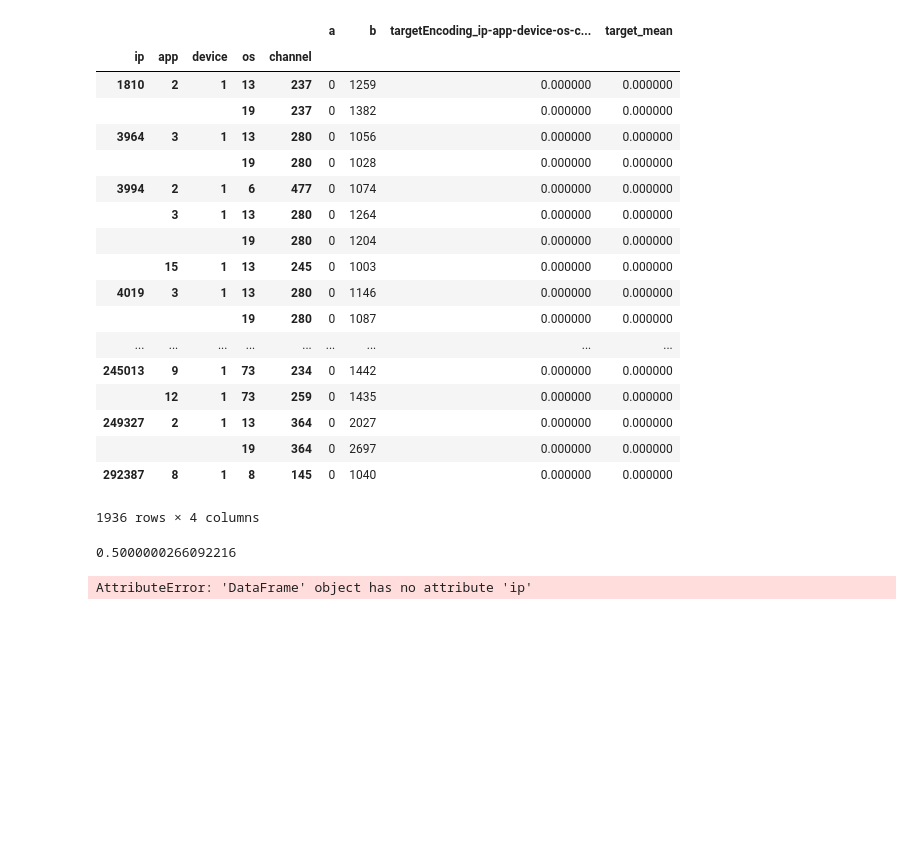
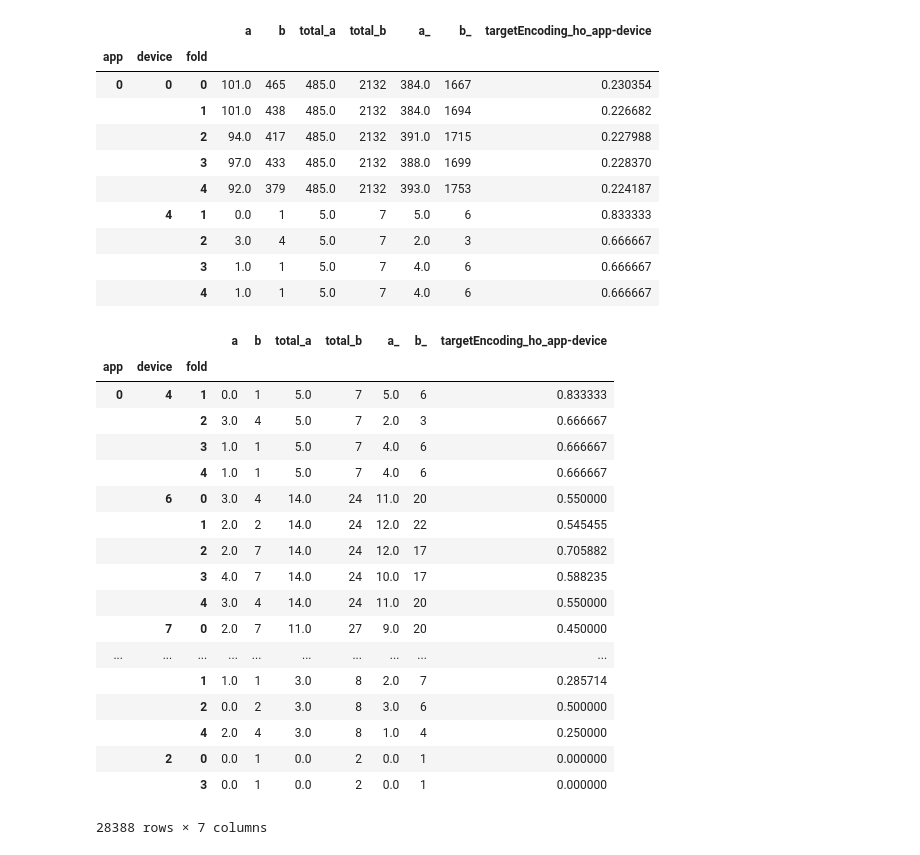
Before and after one commit to aihill/TalkingData-AdTracking-Fraud, a Jupyter notebook: onodera/py/EDA_targetEncoding.ipynb, the cells around one changed output. Drawn from its saved outputs; the diff is of its cells as text; code cells hidden in the pictures; blank space fills up the shorter version.

```diff
--- a/onodera/py/EDA_targetEncoding.ipynb
+++ b/onodera/py/EDA_targetEncoding.ipynb
@@ -82,30 +26,24 @@ tmp#[tmp.app==45][tmp.device==1][tmp.os==5]#[tmp.channel==5]
 # %%
-df[df.b>1000]
+df.columns = ['a', 'b']
-# %% [output]
-|  |  |  |  |  | a | b | targetEncoding_ip-app-device-os-c... | target_mean |
-| ip | app | device | os | channel |  |  |  |  |
-| 1810 | 2 | 1 | 13 | 237 | 0 | 1259 | 0.000000 | 0.000000 |
-|  |  |  | 19 | 237 | 0 | 1382 | 0.000000 | 0.000000 |
-| 3964 | 3 | 1 | 13 | 280 | 0 | 1056 | 0.000000 | 0.000000 |
-|  |  |  | 19 | 280 | 0 | 1028 | 0.000000 | 0.000000 |
-| 3994 | 2 | 1 | 6 | 477 | 0 | 1074 | 0.000000 | 0.000000 |
-|  | 3 | 1 | 13 | 280 | 0 | 1264 | 0.000000 | 0.000000 |
-|  |  |  | 19 | 280 | 0 | 1204 | 0.000000 | 0.000000 |
-|  | 15 | 1 | 13 | 245 | 0 | 1003 | 0.000000 | 0.000000 |
-| 4019 | 3 | 1 | 13 | 280 | 0 | 1146 | 0.000000 | 0.000000 |
-|  |  |  | 19 | 280 | 0 | 1087 | 0.000000 | 0.000000 |
-| ... | ... | ... | ... | ... | ... | ... | ... | ... |
-| 245013 | 9 | 1 | 73 | 234 | 0 | 1442 | 0.000000 | 0.000000 |
-|  | 12 | 1 | 73 | 259 | 0 | 1435 | 0.000000 | 0.000000 |
-| 249327 | 2 | 1 | 13 | 364 | 0 | 2027 | 0.000000 | 0.000000 |
-|  |  |  | 19 | 364 | 0 | 2697 | 0.000000 | 0.000000 |
-| 292387 | 8 | 1 | 8 | 145 | 0 | 1040 | 0.000000 | 0.000000 |
-1936 rows × 4 columns
-# %%
-sub.is_attributed.mean()
-# %% [output]
-0.5000000266092216
-# %%
-df[df.ip==1810]
-# %% [output]
-AttributeError: 'DataFrame' object has no attribute 'ip'
+# %%
+df['total_a'] = df.groupby(keys)['a'].transform('sum')
+df['total_b'] = df.groupby(keys)['b'].transform('sum')
+# %%
+df['a_'] = df['total_a'] - df['a']
+df['b_'] = df['total_b'] - df['b']
+# %%
+df[c] = df.a_ /df.b_
+# %%
+df.head(9)
+# %% [output]
+|  |  |  | a | b | total_a | total_b | a_ | b_ | targetEncoding_ho_app-device |
+| app | device | fold |  |  |  |  |  |  |  |
+| 0 | 0 | 0 | 101.0 | 465 | 485.0 | 2132 | 384.0 | 1667 | 0.230354 |
+|  |  | 1 | 101.0 | 438 | 485.0 | 2132 | 384.0 | 1694 | 0.226682 |
+|  |  | 2 | 94.0 | 417 | 485.0 | 2132 | 391.0 | 1715 | 0.227988 |
+|  |  | 3 | 97.0 | 433 | 485.0 | 2132 | 388.0 | 1699 | 0.228370 |
+|  |  | 4 | 92.0 | 379 | 485.0 | 2132 | 393.0 | 1753 | 0.224187 |
+|  | 4 | 1 | 0.0 | 1 | 5.0 | 7 | 5.0 | 6 | 0.833333 |
+|  |  | 2 | 3.0 | 4 | 5.0 | 7 | 2.0 | 3 | 0.666667 |
+|  |  | 3 | 1.0 | 1 | 5.0 | 7 | 4.0 | 6 | 0.666667 |
+|  |  | 4 | 1.0 | 1 | 5.0 | 7 | 4.0 | 6 | 0.666667 |
@@ -111,0 +54,22 @@ AttributeError: 'DataFrame' object has no attribute 'ip'
+# %%
+df_lower
+# %% [output]
+|  |  |  | a | b | total_a | total_b | a_ | b_ | targetEncoding_ho_app-device |
+| app | device | fold |  |  |  |  |  |  |  |
+| 0 | 4 | 1 | 0.0 | 1 | 5.0 | 7 | 5.0 | 6 | 0.833333 |
+|  |  | 2 | 3.0 | 4 | 5.0 | 7 | 2.0 | 3 | 0.666667 |
+|  |  | 3 | 1.0 | 1 | 5.0 | 7 | 4.0 | 6 | 0.666667 |
+|  |  | 4 | 1.0 | 1 | 5.0 | 7 | 4.0 | 6 | 0.666667 |
+|  | 6 | 0 | 3.0 | 4 | 14.0 | 24 | 11.0 | 20 | 0.550000 |
+|  |  | 1 | 2.0 | 2 | 14.0 | 24 | 12.0 | 22 | 0.545455 |
+|  |  | 2 | 2.0 | 7 | 14.0 | 24 | 12.0 | 17 | 0.705882 |
+|  |  | 3 | 4.0 | 7 | 14.0 | 24 | 10.0 | 17 | 0.588235 |
+|  |  | 4 | 3.0 | 4 | 14.0 | 24 | 11.0 | 20 | 0.550000 |
+|  | 7 | 0 | 2.0 | 7 | 11.0 | 27 | 9.0 | 20 | 0.450000 |
+| ... | ... | ... | ... | ... | ... | ... | ... | ... | ... |
+|  |  | 1 | 1.0 | 1 | 3.0 | 8 | 2.0 | 7 | 0.285714 |
+|  |  | 2 | 0.0 | 2 | 3.0 | 8 | 3.0 | 6 | 0.500000 |
+|  |  | 4 | 2.0 | 4 | 3.0 | 8 | 1.0 | 4 | 0.250000 |
+|  | 2 | 0 | 0.0 | 1 | 0.0 | 2 | 0.0 | 1 | 0.000000 |
+|  |  | 3 | 0.0 | 1 | 0.0 | 2 | 0.0 | 1 | 0.000000 |
+28388 rows × 7 columns
```
Also changed, not shown: parts of 17 cells of this notebook, 20 other files.
